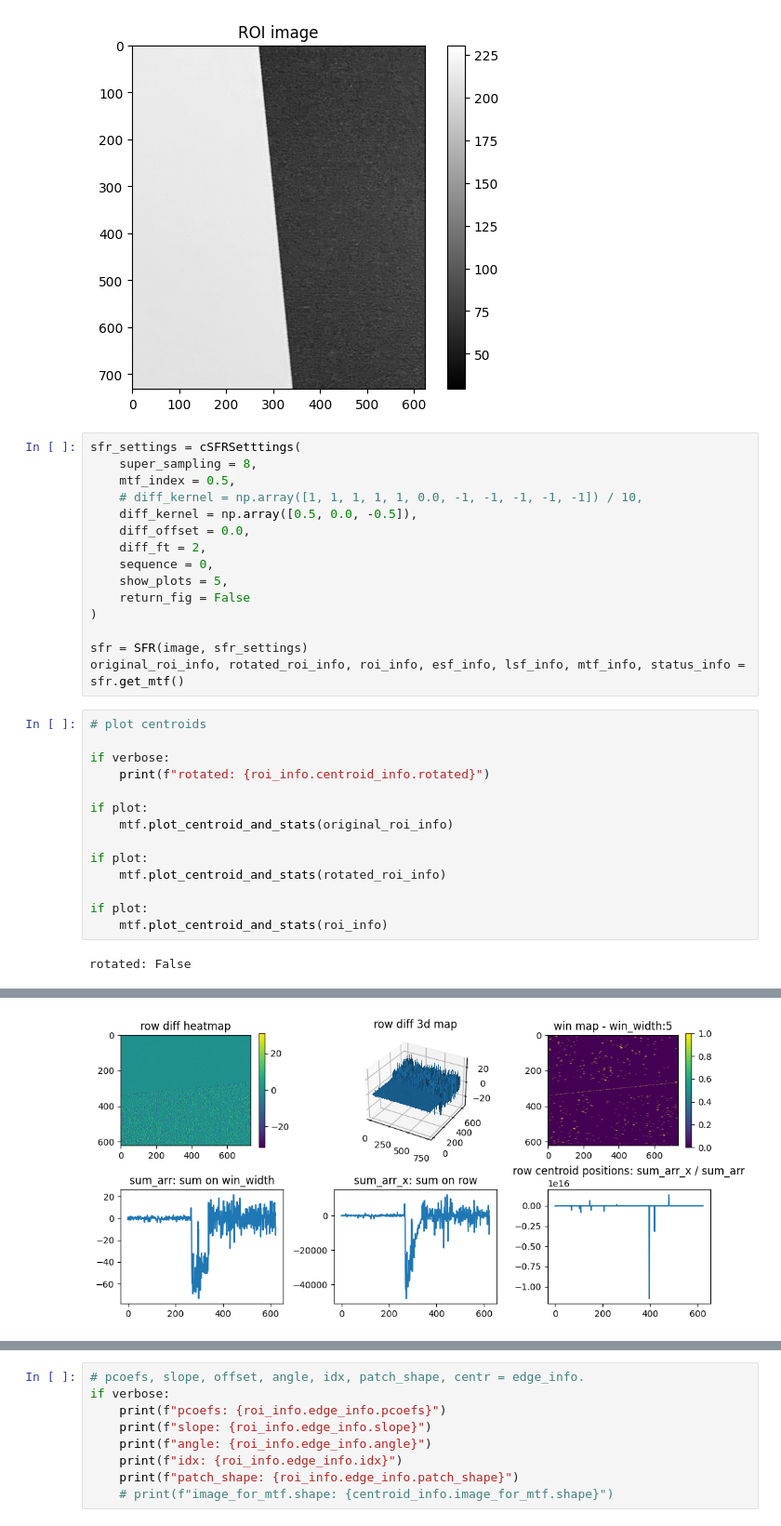
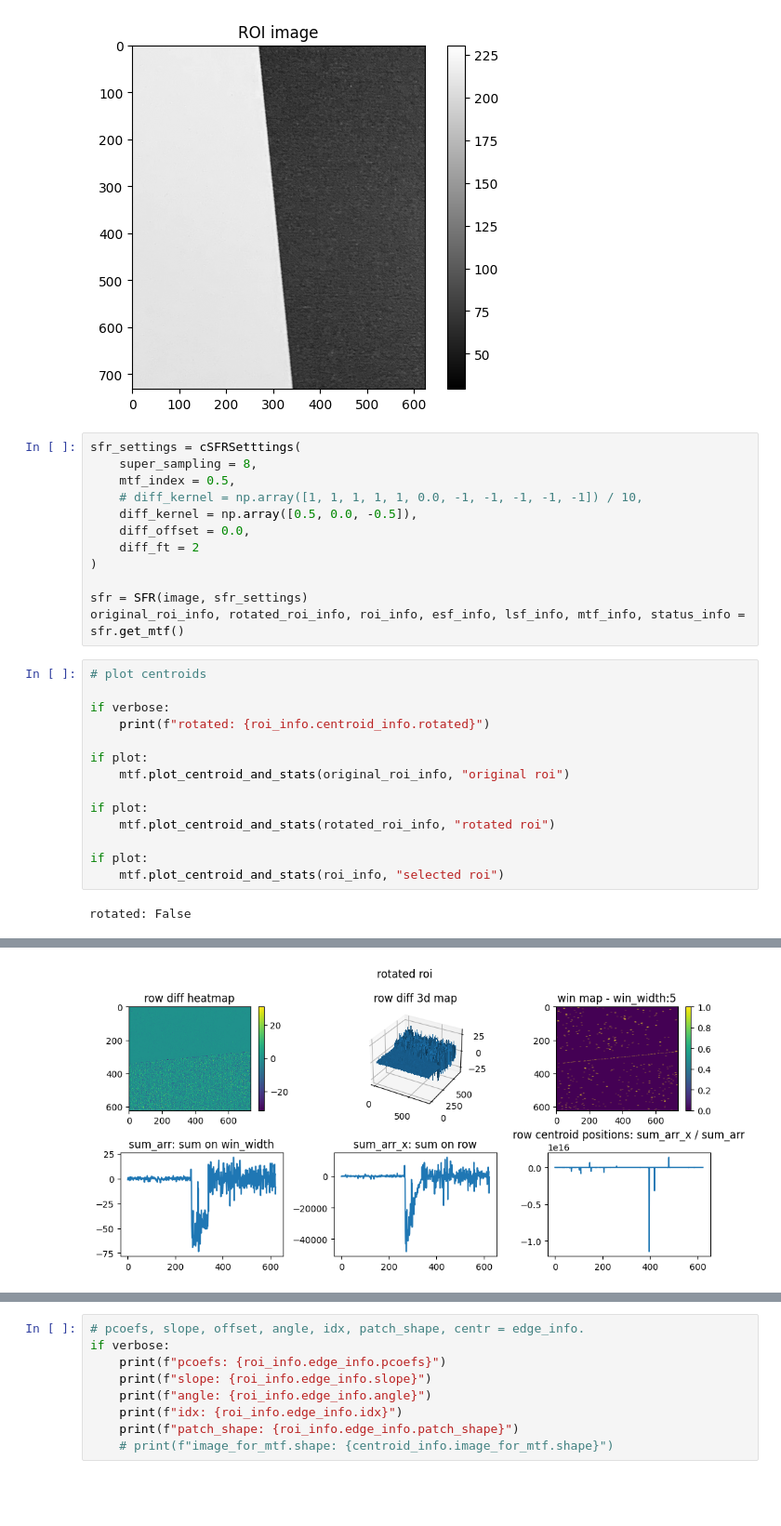
Before and after one commit to lucaswewa/mtf, a Jupyter notebook: quick_mtf.ipynb, the cells around one changed output, grey strips where cells are left out. Shown at 93% size. Saved outputs shown, nothing was run; the diff lists cells and outputs as text; blank space fills up the shorter version.

```diff
--- a/quick_mtf.ipynb
+++ b/quick_mtf.ipynb
@@ -29,10 +29,7 @@ sfr_settings = cSFRSetttings(
     # diff_kernel = np.array([1, 1, 1, 1, 1, 0.0, -1, -1, -1, -1, -1]) / 10,
     diff_kernel = np.array([0.5, 0.0, -0.5]),
     diff_offset = 0.0,
-    diff_ft = 2,
-    sequence = 0,
-    show_plots = 5,
-    return_fig = False
+    diff_ft = 2
 )
 
 sfr = SFR(image, sfr_settings)
@@ -44,12 +41,12 @@ if verbose:
     print(f"rotated: {roi_info.centroid_info.rotated}")
 
 if plot:
-    mtf.plot_centroid_and_stats(original_roi_info)
+    mtf.plot_centroid_and_stats(original_roi_info, "original roi")
 
 if plot:
-    mtf.plot_centroid_and_stats(rotated_roi_info)
+    mtf.plot_centroid_and_stats(rotated_roi_info, "rotated roi")
 
 if plot:
-    mtf.plot_centroid_and_stats(roi_info)
+    mtf.plot_centroid_and_stats(roi_info, "selected roi")
 # %% [output]
 rotated: False
@@ -57 +54 @@ rotated: False
-[figure, old version]
+[figure, new version]
```
Also changed, not shown: parts of 1 cell of this notebook, 1 other file.
